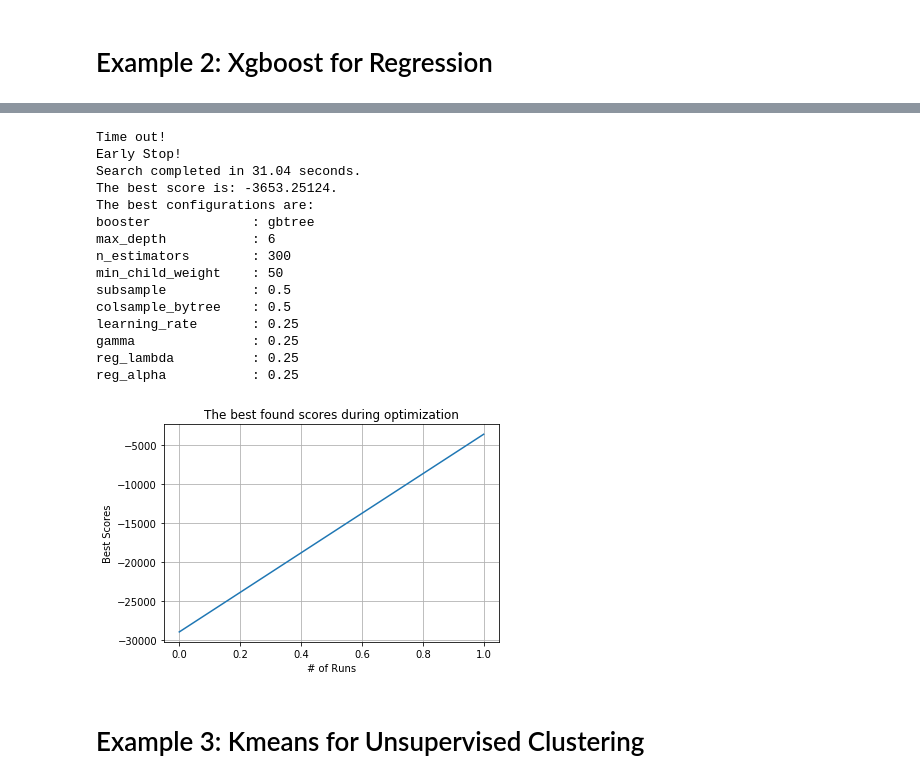
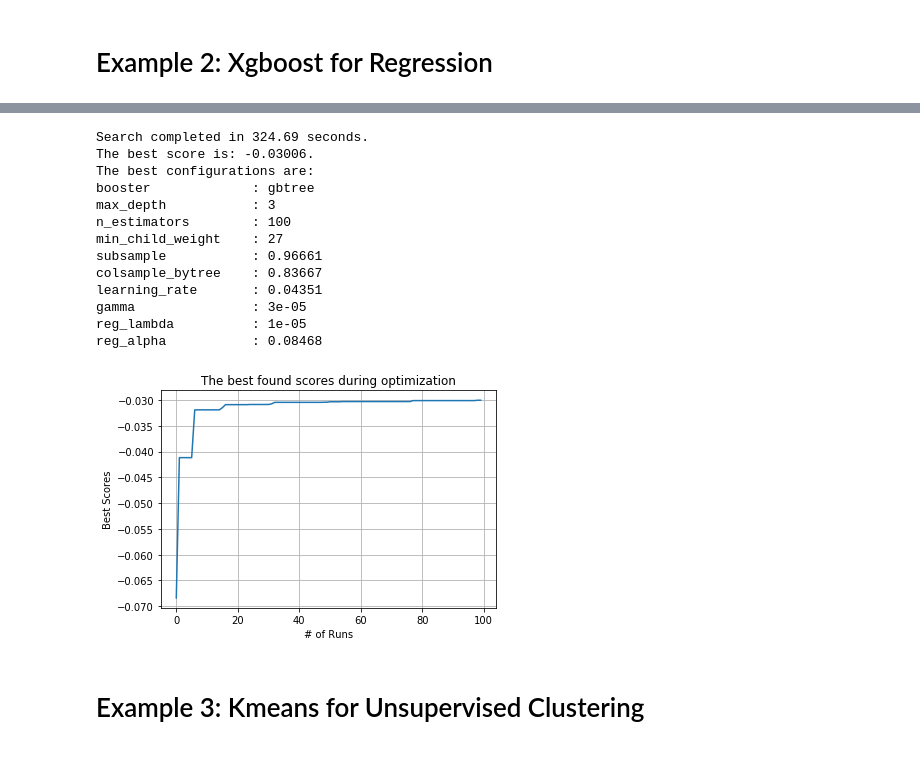
Before and after one commit to ZebinYang/SeqUD, a Jupyter notebook: examples/demo_GPEI.ipynb, the cells around one changed output, grey strips where cells are left out. Drawn from its saved outputs; the diff is of its cells as text; code cells hidden in the pictures.

```diff
--- a/examples/demo_GPEI.ipynb
+++ b/examples/demo_GPEI.ipynb
@@ -65,49 +61,55 @@ plt.show()
 # %% [markdown]
 # Example 2: Xgboost for Regression
 # %%
+import numpy as np
 import xgboost as xgb
+from sklearn import datasets
+from sklearn.model_selection import KFold
+from sklearn.preprocessing import MinMaxScaler
+from sklearn.metrics import make_scorer, mean_squared_error
+from seqmm.pybayopt import GPEISklearn
 
 dt = datasets.load_diabetes()
 sx = MinMaxScaler()
+sy = MinMaxScaler()
 x = sx.fit_transform(dt.data)
-y = dt.target
+y = sy.fit_transform(dt.target.reshape([-1,1]))
 
 ParaSpace = {'booster':          {'Type': 'categorical', 'Mapping': ['gbtree', 'gblinear']},
              'max_depth':        {'Type': 'integer',     'Mapping': np.linspace(2,10,9)},
              'n_estimators':     {'Type': 'integer',     'Mapping': np.linspace(100,500,401)},
              'min_child_weight': {'Type': 'integer',     'Mapping': np.linspace(1,100,100)},
              'subsample':        {'Type': 'continuous',  'Range': [0, 1],  'Wrapper': lambda x:x},
              'colsample_bytree': {'Type': 'continuous',  'Range': [0, 1],  'Wrapper': lambda x:x},
-             'learning_rate':    {'Type': 'continuous',  'Range': [-5, 1], 'Wrapper': np.exp2},
-             'gamma':            {'Type': 'continuous',  'Range': [-5, 1], 'Wrapper': np.exp2},
-             'reg_lambda':       {'Type': 'continuous',  'Range': [-5, 1], 'Wrapper': np.exp2},
-             'reg_alpha':         {'Type': 'continuous',  'Range': [-5, 1], 'Wrapper': np.exp2}}
+             'learning_rate':    {'Type': 'continuous',  'Range': [-5, 0], 'Wrapper': lambda x: 10**x},
+             'gamma':            {'Type': 'continuous',  'Range': [-5, 0], 'Wrapper': lambda x: 10**x},
+             'reg_lambda':       {'Type': 'continuous',  'Range': [-5, 0], 'Wrapper': lambda x: 10**x},
+             'reg_alpha':         {'Type': 'continuous',  'Range': [-5, 0], 'Wrapper': lambda x: 10**x}}
+
 
 estimator = xgb.XGBRegressor()
 score_metric = make_scorer(mean_squared_error, False)
 cv = KFold(n_splits=5, random_state=0, shuffle=True)
 
 clf = GPEISklearn(estimator, cv, ParaSpace, max_runs = 100, scoring = score_metric, time_out = 30, refit = True, verbose = True)
 clf.fit(x, y)
 clf.plot_scores()
 # %% [output]
 [interactive output not drawn]
-Time out!
-Early Stop!
-Search completed in 31.04 seconds.
-The best score is: -3653.25124.
+Search completed in 324.69 seconds.
+The best score is: -0.03006.
 The best configurations are:
 booster             : gbtree
-max_depth           : 6
-n_estimators        : 300
-min_child_weight    : 50
-subsample           : 0.5
-colsample_bytree    : 0.5
-learning_rate       : 0.25
-gamma               : 0.25
-reg_lambda          : 0.25
-reg_alpha           : 0.25
+max_depth           : 3
+n_estimators        : 100
+min_child_weight    : 27
+subsample           : 0.96661
+colsample_bytree    : 0.83667
+learning_rate       : 0.04351
+gamma               : 3e-05
+reg_lambda          : 1e-05
+reg_alpha           : 0.08468
-[figure, old version]
+[figure, new version]
 # %% [markdown]
  # Example 3: Kmeans for Unsupervised Clustering
 # %%
```
Also changed, not shown: parts of 3 cells of this notebook, 41 other files.
